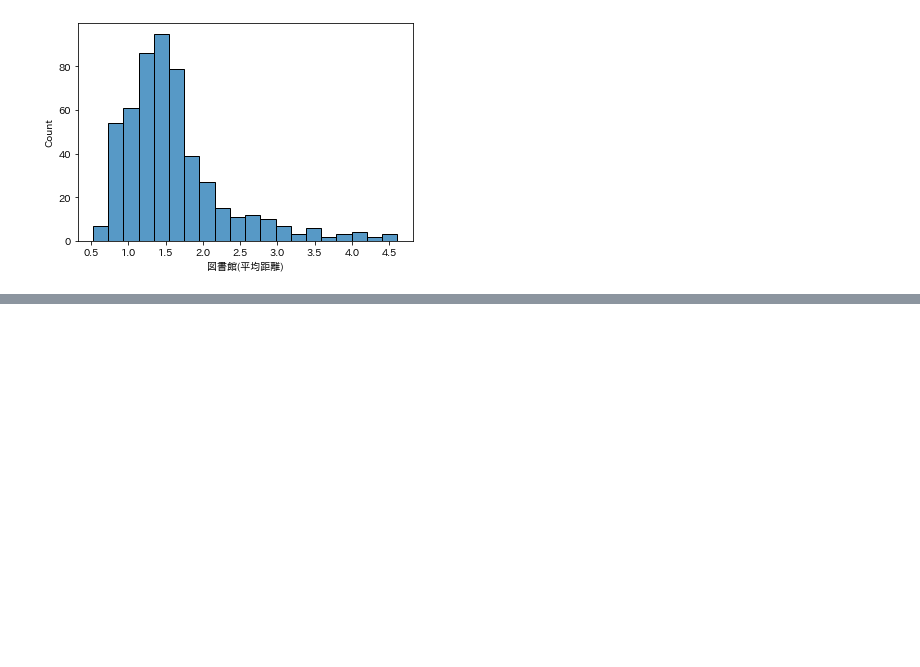
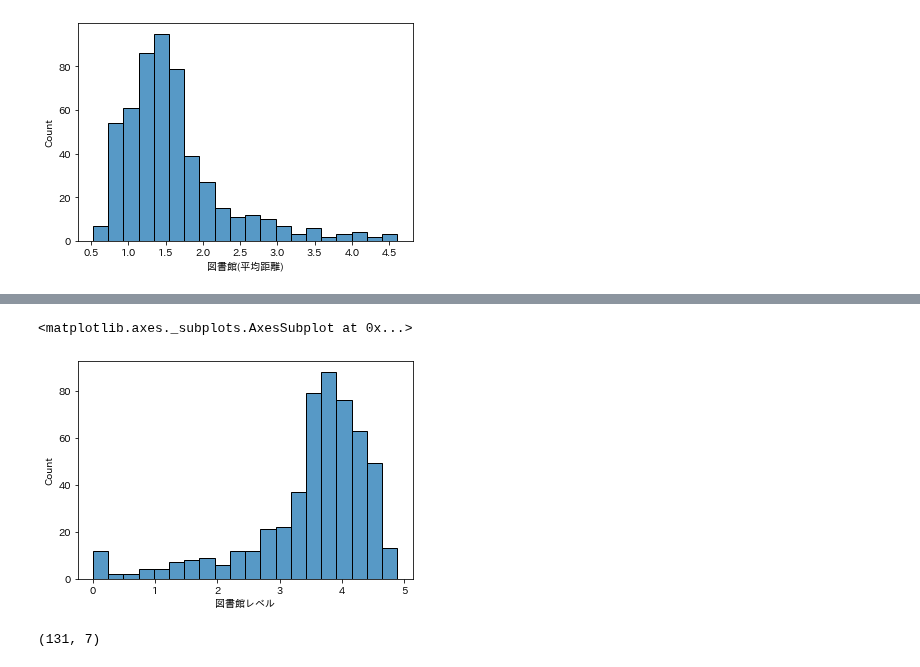
Before and after one commit to z-guard/analysis, a Jupyter notebook: notebooks/geographic_data.ipynb, the cells around one changed output, grey strips where cells are left out. Drawn from its saved outputs; the diff is of its cells as text; code cells hidden in the pictures; blank space fills up the shorter version.

Commit message:
library rank

```diff
--- a/notebooks/geographic_data.ipynb
+++ b/notebooks/geographic_data.ipynb
@@ -330,0 +366,22 @@ sns.histplot(df_tokyo_district_master['図書館(平均距離)'], bins=20)
+# %%
+df_tokyo_district_master['図書館レベル'] = normalization_2(
+    df_tokyo_district_master,
+    columns=('図書館(最近傍距離)', '図書館(平均距離)', '図書館(数)'),
+    ascending=(False, False, True),
+    weight=(1, 0.7, 0.5),
+    offset=1
+)
+
+sns.histplot(df_tokyo_district_master['図書館レベル'], bins=20)
+# %% [output]
+<matplotlib.axes._subplots.AxesSubplot at 0x...>
+[figure, added]
+# %%
+df_library_level = df_tokyo_district_master.copy()
+df_library_level['rank'] = df_library_level.groupby('町名')['図書館レベル'].transform('rank', ascending=False)
+df_library_level = df_library_level[df_library_level['rank'] == 1].sort_values('図書館レベル', ascending=False)[
+    ['市区町村', '町名', '町丁目', '図書館レベル', '図書館(最近傍距離)', '図書館(平均距離)', '図書館(数)']
+].reset_index(drop=True)
+print(df_library_level.shape)
+# %% [output]
+(131, 7)
```
Also changed, not shown: parts of 4 cells of this notebook.
